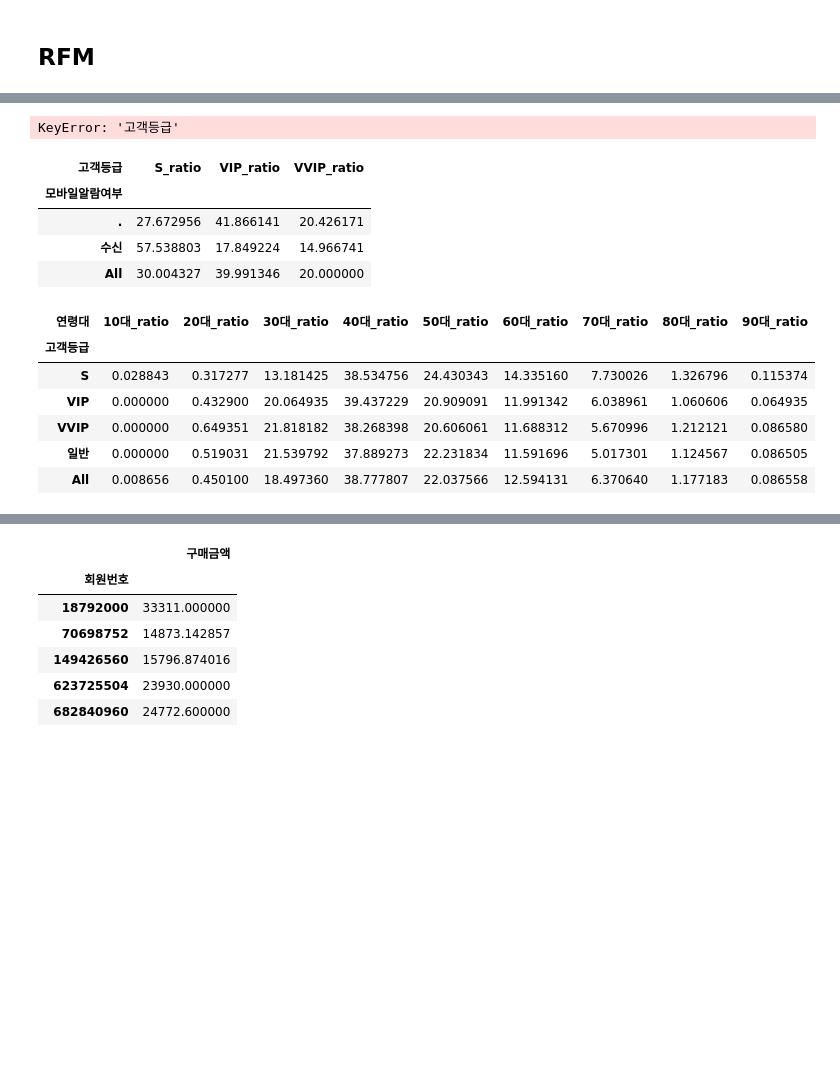
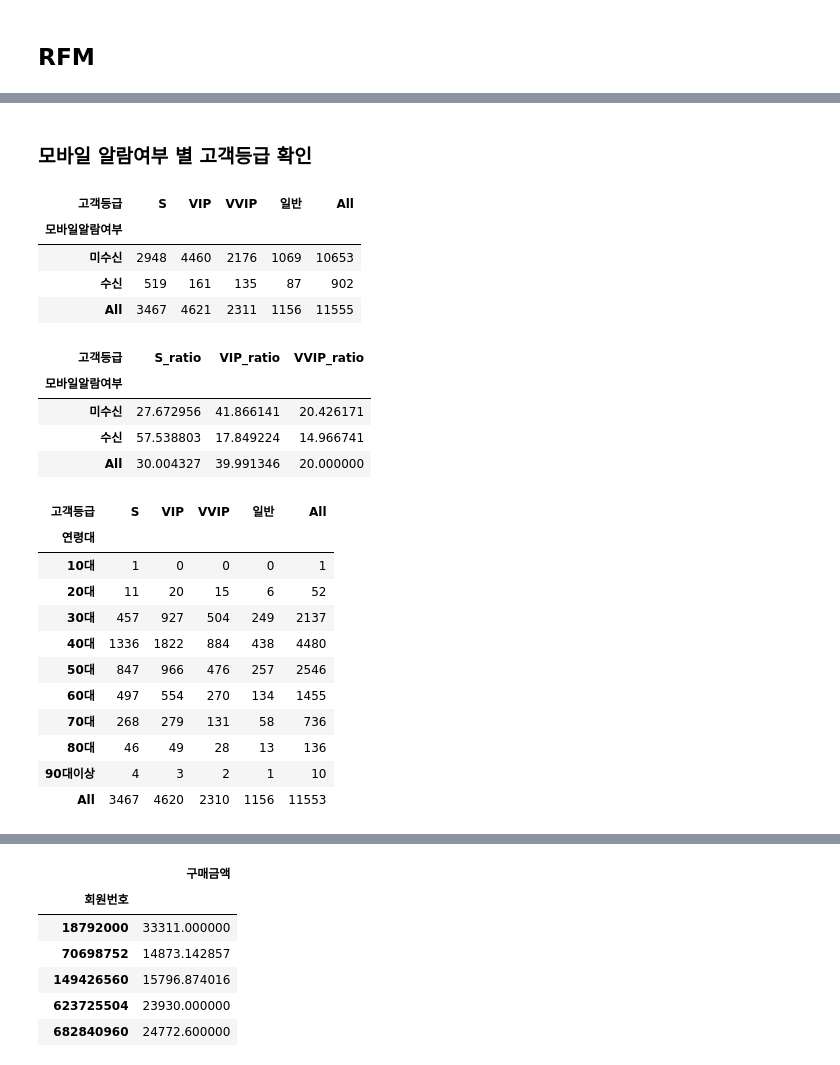
Before and after one commit to raneeKim/SW_CAMP, a Jupyter notebook: ML_Project/자료확인.ipynb, the cells around one changed output, grey strips where cells are left out. Saved outputs shown, nothing was run; the diff lists cells and outputs as text; code cells hidden in the pictures; blank space fills up the shorter version.

```diff
--- a/ML_Project/자료확인.ipynb
+++ b/ML_Project/자료확인.ipynb
@@ -465,10 +467,14 @@ m2['Score'] = (m2['구매금액']*0.4) + (m2['F']*0.3) - (m2['R']*0.3)
 
 cond1 = m2['Score'] >= m2['Score'].quantile(0.1)
 cond2 = m2['Score'] >= m2['Score'].quantile(0.3)
-cond3 = m2['Score'] >= m2['Score'].quantile(0.7)
-m2['고객등급'] = '일반'
-m2.loc[cond1, '고객등급'] = 'VVIP'
-m2.loc[cond2, '고객등급'] = 'VIP'
-m2.loc[cond3, '고객등급'] = 'S'
+cond3 = m2['Score'] >= m2['Score'].quantile(0.6)
+cond4 = m2['Score'] >= m2['Score'].quantile(0.8)
+
+m2['고객등급'] = '1'
+m2.loc[cond1, '고객등급'] = '5'
+m2.loc[cond2, '고객등급'] = '4'
+m2.loc[cond3, '고객등급'] = '3'
+m2.loc[cond4, '고객등급'] = '2'
+
 m2['고객등급'].value_counts()
 # %% [output]
@@ -479,0 +524,4 @@ Name: 고객등급, dtype: int64
+# %%
+m2.loc[cond1&cond2&cond3, '이탈가능성'] = '이탈고객'
+# %%
+m2['이탈가능성'] = m2['이탈가능성'].replace('nan','잔여고객')
@@ -480,3 +535,4 @@ Name: 고객등급, dtype: int64
 # %%
-df1 = m2[['회원번호'],['R'],['F'],['Score'],['고객등급']]
-df2 = pd.merge(df1,)
+df1 = m2[['회원번호','R','F','Score','고객등급']]
+df = pd.merge(onemarket_df, df1, on='회원번호', how='inner')
+member_df = pd.merge(member_df, df1, on='회원번호', how='inner')
@@ -497,38 +541,39 @@ df2 = pd.merge(df1,)
+# %% [markdown]
+### 모바일 알람여부 별 고객등급 확인
 # %%
-c2 = pd.crosstab(m2['고객등급'], df3['모바일알람여부'],margins=True).T
-c2
+c1 = pd.crosstab(member_df['고객등급'], member_df['모바일알람여부'],margins=True).T
+c1
 # %% [output]
-KeyError: '고객등급'
+| 고객등급 | S | VIP | VVIP | 일반 | All |
+| 모바일알람여부 |  |  |  |  |  |
+| 미수신 | 2948 | 4460 | 2176 | 1069 | 10653 |
+| 수신 | 519 | 161 | 135 | 87 | 902 |
+| All | 3467 | 4621 | 2311 | 1156 | 11555 |
 # %%
-c2['S_ratio'] = (c2['S'] / c2['All']) * 100
-c2['VIP_ratio'] = (c2['VIP'] / c2['All']) * 100
-c2['VVIP_ratio'] = (c2['VVIP'] / c2['All']) * 100
-c2['일반'] = (c2['일반'] / c2['All']) * 100
-c2[[x for x in c2.columns if 'ratio' in x]]
+c1['S_ratio'] = (c1['S'] / c1['All']) * 100
+c1['VIP_ratio'] = (c1['VIP'] / c1['All']) * 100
+c1['VVIP_ratio'] = (c1['VVIP'] / c1['All']) * 100
+c1['일반'] = (c1['일반'] / c1['All']) * 100
+c1[[x for x in c1.columns if 'ratio' in x]]
 # %% [output]
 | 고객등급 | S_ratio | VIP_ratio | VVIP_ratio |
 | 모바일알람여부 |  |  |  |
-| . | 27.672956 | 41.866141 | 20.426171 |
+| 미수신 | 27.672956 | 41.866141 | 20.426171 |
 | 수신 | 57.538803 | 17.849224 | 14.966741 |
 | All | 30.004327 | 39.991346 | 20.000000 |
 # %%
-df3 = pd.merge(member_df, m2, on='회원번호', how='inner')
-c1 = pd.crosstab(df3['고객등급'], df3['연령대'],margins=True)
-c1['10대_ratio'] = (c1['10대'] / c1['All']) * 100
-c1['20대_ratio'] = (c1['20대'] / c1['All']) * 100
-c1['30대_ratio'] = (c1['30대'] / c1['All']) * 100
-c1['40대_ratio'] = (c1['40대'] / c1['All']) * 100
-c1['50대_ratio'] = (c1['50대'] / c1['All']) * 100
-c1['60대_ratio'] = (c1['60대'] / c1['All']) * 100
-c1['70대_ratio'] = (c1['70대'] / c1['All']) * 100
-c1['80대_ratio'] = (c1['80대'] / c1['All']) * 100
-c1['90대_ratio'] = (c1['90대이상'] / c1['All']) * 100
-c1[[x for x in c1.columns if 'ratio' in x]]
+c2 = pd.crosstab(member_df['고객등급'], member_df['연령대'],margins=True).T
+c2
 # %% [output]
-| 연령대 | 10대_ratio | 20대_ratio | 30대_ratio | 40대_ratio | 50대_ratio | 60대_ratio | 70대_ratio | 80대_ratio | 90대_ratio |
-| 고객등급 |  |  |  |  |  |  |  |  |  |
-| S | 0.028843 | 0.317277 | 13.181425 | 38.534756 | 24.430343 | 14.335160 | 7.730026 | 1.326796 | 0.115374 |
-| VIP | 0.000000 | 0.432900 | 20.064935 | 39.437229 | 20.909091 | 11.991342 | 6.038961 | 1.060606 | 0.064935 |
-| VVIP | 0.000000 | 0.649351 | 21.818182 | 38.268398 | 20.606061 | 11.688312 | 5.670996 | 1.212121 | 0.086580 |
-| 일반 | 0.000000 | 0.519031 | 21.539792 | 37.889273 | 22.231834 | 11.591696 | 5.017301 | 1.124567 | 0.086505 |
-| All | 0.008656 | 0.450100 | 18.497360 | 38.777807 | 22.037566 | 12.594131 | 6.370640 | 1.177183 | 0.086558 |
+| 고객등급 | S | VIP | VVIP | 일반 | All |
+| 연령대 |  |  |  |  |  |
+| 10대 | 1 | 0 | 0 | 0 | 1 |
+| 20대 | 11 | 20 | 15 | 6 | 52 |
+| 30대 | 457 | 927 | 504 | 249 | 2137 |
+| 40대 | 1336 | 1822 | 884 | 438 | 4480 |
+| 50대 | 847 | 966 | 476 | 257 | 2546 |
+| 60대 | 497 | 554 | 270 | 134 | 1455 |
+| 70대 | 268 | 279 | 131 | 58 | 736 |
+| 80대 | 46 | 49 | 28 | 13 | 136 |
+| 90대이상 | 4 | 3 | 2 | 1 | 10 |
+| All | 3467 | 4620 | 2310 | 1156 | 11553 |
```
Also changed, not shown: parts of 61 cells of this notebook, 1 other file.
